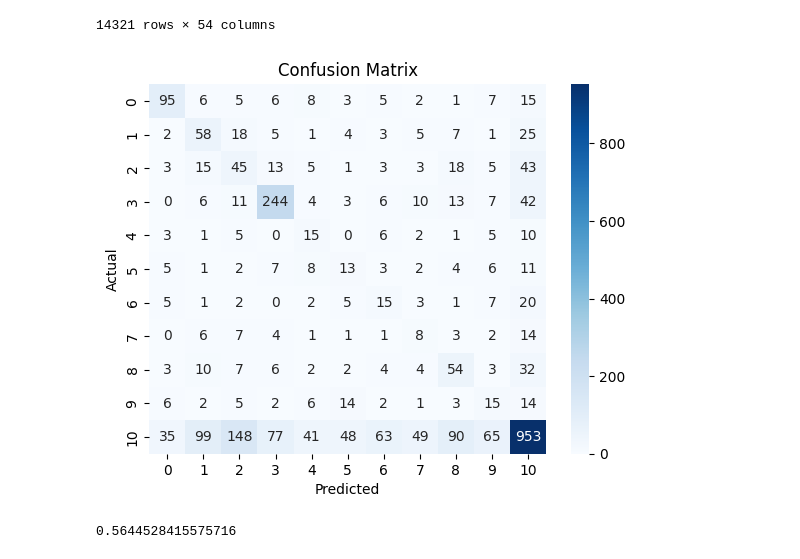
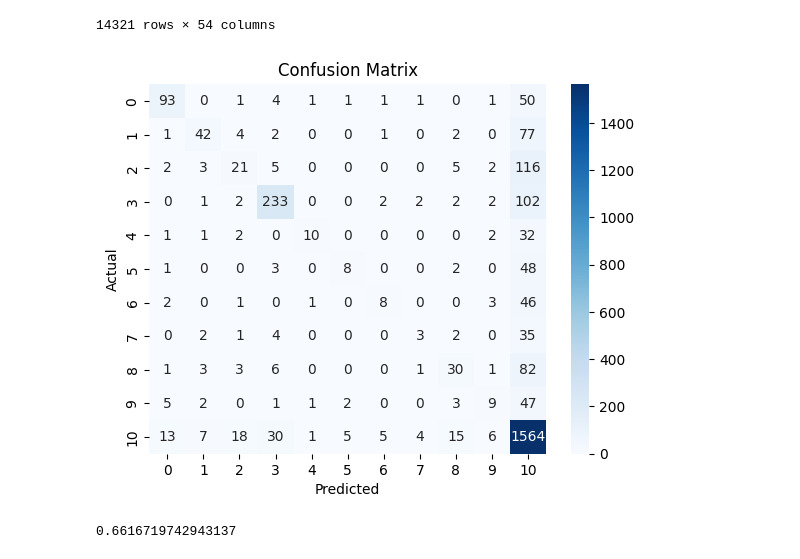
Before and after one commit to QioCas/ML-final-project, a Jupyter notebook: main.ipynb, the cells around one changed output. Cells and saved outputs as stored; diff of their text form; code cells hidden in the pictures.

```diff
--- a/main.ipynb
+++ b/main.ipynb
@@ -49,9 +83,4 @@ Drive already mounted at /content/drive; to attempt to forcibly remount, call dr
 # %%
-# Label Encoder
-encoder = LabelEncoder()
-encoded = encoder.fit_transform(df['Label'])
-df['Label'] = encoder.fit_transform(df['Label'])
-
 # Replace np.inf and -np.inf with NaN
 df.replace([np.inf, -np.inf], np.nan, inplace=True)
 
@@ -101,15 +130,15 @@ selected_features = X.columns[np.abs(lasso.coef_) > 0]
 X = X[selected_features]
 
 # # Remove unimportant features
-# selector = VarianceThreshold(threshold=0.01)
-# X = selector.fit_transform(X)
+selector = VarianceThreshold(threshold=0.01)
+X = selector.fit_transform(X)
 
 # Train test split
 X_train, X_test, y_train, y_test = train_test_split(X, y, test_size=0.2, random_state=42)
 
 # Since it's the imbalanced data, i use SMOTE to oversampling datasets
-smote = SMOTE()
-X_train, y_train = smote.fit_resample(X_train, y_train)
+# smote = SMOTE()
+# X_train, y_train = smote.fit_resample(X_train, y_train)
 # %% [output]
 NAN number:  Source Port          0
  Destination Port     0
@@ -151,8 +187,8 @@ df
 14321 rows × 54 columns
 # %%
 # # Use Random Forest Model
-def RandomForestModel():
-  rf = RandomForestClassifier(n_estimators=100, random_state=42)
+def RandomForestModel(n_estimators=100):
+  rf = RandomForestClassifier(n_estimators=n_estimators, random_state=42)
   rf.fit(X_train, y_train)
   # Make predictions
   return rf.predict(X_test)
@@ -168,16 +204,16 @@ def BalancedBaggingModel():
     classifier.fit(X_train, y_train)
     return classifier.predict(X_test)
 # %%
-y_pred = RandomForestModel()
+y_pred = RandomForestModel(200)
 cm = confusion_matrix(y_test, y_pred)
 sns.heatmap(cm, annot=True, fmt="d", cmap="Blues")
 plt.xlabel("Predicted")
 plt.ylabel("Actual")
 plt.title("Confusion Matrix")
 plt.show()
 from sklearn.metrics import f1_score
 f1 = f1_score(y_test, y_pred, average='weighted')
 print(f1)
 # %% [output]
-[figure, old version]
+[figure, new version]
-0.5644528415575716
+0.6616719742943137
```
Also changed, not shown: parts of 3 cells of this notebook.
